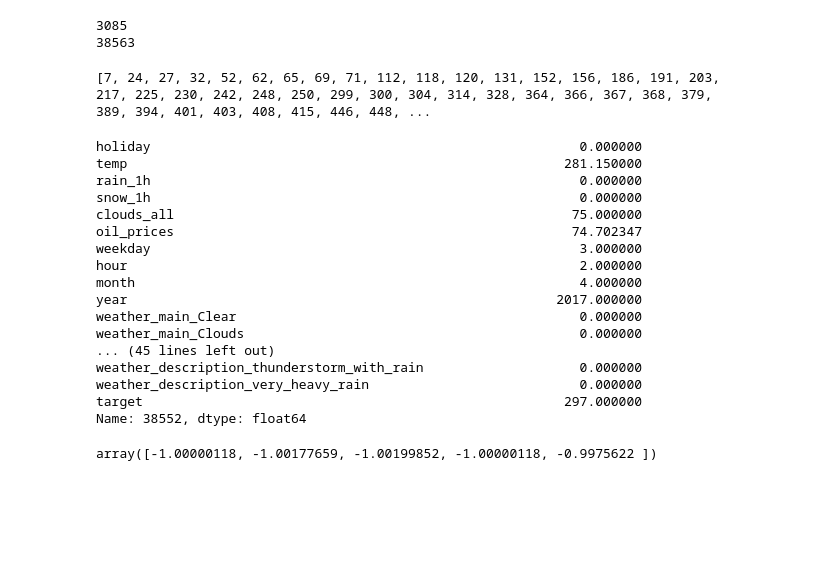
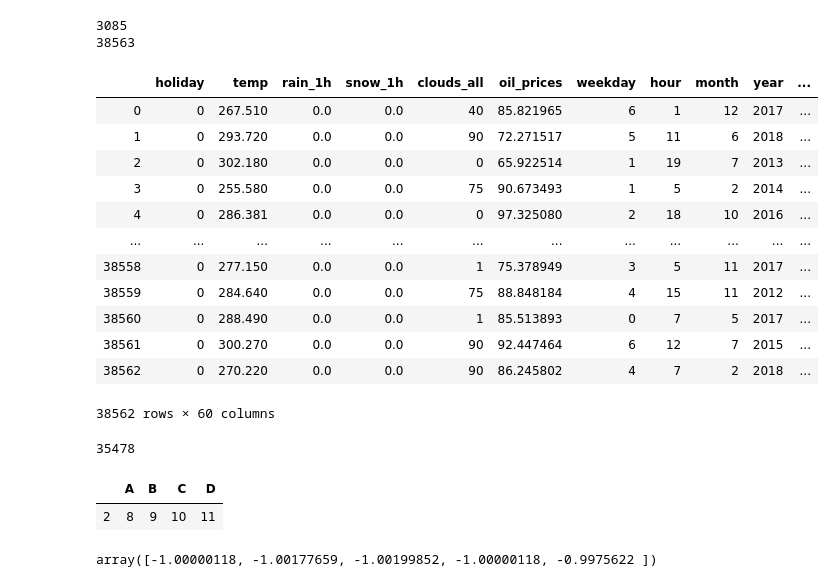
Before and after one commit to Ladiscou/AUTOBUS2, a Jupyter notebook: starting_kit/README_{PRE-PROCESSING}.ipynb, the cells around one changed output. Saved outputs shown, nothing was run; the diff lists cells and outputs as text; code cells hidden in the pictures; blank space fills up the shorter version.

```diff
--- a/starting_kit/README_{PRE-PROCESSING}.ipynb
+++ b/starting_kit/README_{PRE-PROCESSING}.ipynb
@@ -129,28 +111,42 @@ outlier = filter(data)
 # %% [output]
 3085
 38563
-# %%
-print(outlier)
-data.iloc[38552]
-# %% [output]
-[7, 24, 27, 32, 52, 62, 65, 69, 71, 112, 118, 120, 131, 152, 156, 186, 191, 203, 217, 225, 230, 242, 248, 250, 299, 300, 304, 314, 328, 364, 366, 367, 368, 379, 389, 394, 401, 403, 408, 415, 446, 448, ...
-holiday                                                       0.000000
-temp                                                        281.150000
-rain_1h                                                       0.000000
-snow_1h                                                       0.000000
-clouds_all                                                   75.000000
-oil_prices                                                   74.702347
-weekday                                                       3.000000
-hour                                                          2.000000
-month                                                         4.000000
-year                                                       2017.000000
-weather_main_Clear                                            0.000000
-weather_main_Clouds                                           0.000000
-... (45 lines left out)
-weather_description_thunderstorm_with_rain                    0.000000
-weather_description_very_heavy_rain                           0.000000
-target                                                      297.000000
-Name: 38552, dtype: float64
+# %%
+#print(outlier)
+data.drop(7)
+# %% [output]
+|  | holiday | temp | rain_1h | snow_1h | clouds_all | oil_prices | weekday | hour | month | year | ... |
+| 0 | 0 | 267.510 | 0.0 | 0.0 | 40 | 85.821965 | 6 | 1 | 12 | 2017 | ... |
+| 1 | 0 | 293.720 | 0.0 | 0.0 | 90 | 72.271517 | 5 | 11 | 6 | 2018 | ... |
+| 2 | 0 | 302.180 | 0.0 | 0.0 | 0 | 65.922514 | 1 | 19 | 7 | 2013 | ... |
+| 3 | 0 | 255.580 | 0.0 | 0.0 | 75 | 90.673493 | 1 | 5 | 2 | 2014 | ... |
+| 4 | 0 | 286.381 | 0.0 | 0.0 | 0 | 97.325080 | 2 | 18 | 10 | 2016 | ... |
+| ... | ... | ... | ... | ... | ... | ... | ... | ... | ... | ... | ... |
+| 38558 | 0 | 277.150 | 0.0 | 0.0 | 1 | 75.378949 | 3 | 5 | 11 | 2017 | ... |
+| 38559 | 0 | 284.640 | 0.0 | 0.0 | 75 | 88.848184 | 4 | 15 | 11 | 2012 | ... |
+| 38560 | 0 | 288.490 | 0.0 | 0.0 | 1 | 85.513893 | 0 | 7 | 5 | 2017 | ... |
+| 38561 | 0 | 300.270 | 0.0 | 0.0 | 90 | 92.447464 | 6 | 12 | 7 | 2015 | ... |
+| 38562 | 0 | 270.220 | 0.0 | 0.0 | 90 | 86.245802 | 4 | 7 | 2 | 2018 | ... |
+38562 rows × 60 columns
+# %%
+def majData(data, outiler):
+    for i in outiler:
+        data = data.drop(i)
+    return data
+data = majData(data, outlier)
+len(data)
+# %% [output]
+35478
+# %%
+df = pd.DataFrame(np.arange(12).reshape(3, 4),
+
+                  columns=['A', 'B', 'C', 'D'])
+for i in range(0,2):
+    df=df.drop(i)
+df
+# %% [output]
+|  | A | B | C | D |
+| 2 | 8 | 9 | 10 | 11 |
 # %%
 import numpy as np
 from sklearn.neighbors import LocalOutlierFactor
```
Also changed, not shown: parts of 12 cells of this notebook.
